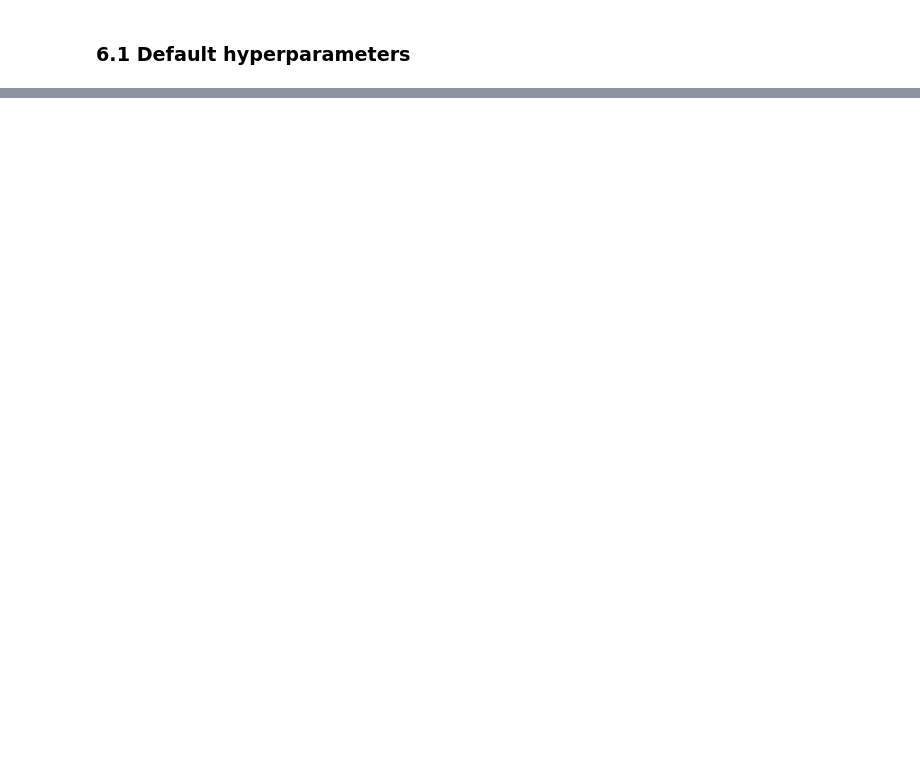
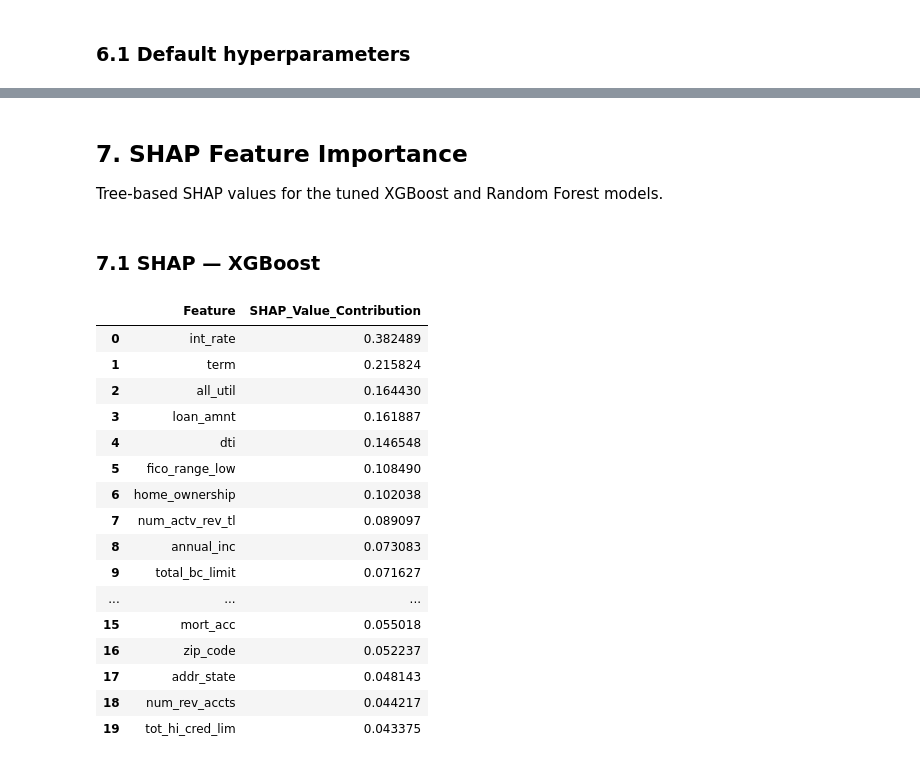
Before and after one commit to rahul111jakhad/ft-transformer-credit-risk, a Jupyter notebook: notebooks/01_lending_club_baselines.ipynb, the cells around one changed output, grey strips where cells are left out. Drawn from its saved outputs; the diff is of its cells as text; code cells hidden in the pictures; blank space fills up the shorter version.

```diff
--- a/notebooks/01_lending_club_baselines.ipynb
+++ b/notebooks/01_lending_club_baselines.ipynb
@@ -422,0 +132,3 @@ def report_performance(model, X_train, y_train, X_valid, y_valid, X_test, y_test
+# %%
+df = load_lending_club(DATA_PATH)
+df = preprocess_lending_club(df)
@@ -422,0 +419,34 @@ def report_performance(model, X_train, y_train, X_valid, y_valid, X_test, y_test
+# %%
+best_params_rf = study_rf.best_params
+
+rf = RandomForestClassifier(
+    **best_params_rf,
+    class_weight="balanced_subsample",
+    n_jobs=-1,
+    random_state=RANDOM_SEED,
+)
+
+with time_block("train", logger, model_name="rf_tuned"):
+    rf.fit(X_train, y_train)
+
+perf_rf_tuned = report_performance(
+    rf, X_train, y_train, X_valid, y_valid, X_test, y_test
+)
+
+measure_inference_time(
+    rf, X_test, n_repeats=5,
+    logger=logger, model_name="rf_tuned",
+);
+
+save_run_artifacts(
+    logger,
+    model_name="rf_tuned",
+    perf_df=perf_rf_tuned,
+    best_params=best_params_rf,
+    study=study_rf,
+    test_predictions=rf.predict_proba(X_test)[:, 1],
+    y_test=y_test.values,
+)
+
+joblib.dump(rf, logger.artifact_path("random_forest.pkl"))
+perf_rf_tuned
@@ -845,0 +672,28 @@ summary
+# %% [markdown]
+## 7. SHAP Feature Importance
+
+Tree-based SHAP values for the tuned XGBoost and Random Forest models.
+# %% [markdown]
+### 7.1 SHAP — XGBoost
+# %%
+shap_xgb_df, shap_xgb_values = get_shap_importance_xgb(model_xgb, X_test)
+shap_xgb_df.to_csv(logger.artifact_path("shap_importance_xgb.csv"), index=False)
+shap_xgb_df.head(20)
+# %% [output]
+|  | Feature | SHAP_Value_Contribution |
+| 0 | int_rate | 0.382489 |
+| 1 | term | 0.215824 |
+| 2 | all_util | 0.164430 |
+| 3 | loan_amnt | 0.161887 |
+| 4 | dti | 0.146548 |
+| 5 | fico_range_low | 0.108490 |
+| 6 | home_ownership | 0.102038 |
+| 7 | num_actv_rev_tl | 0.089097 |
+| 8 | annual_inc | 0.073083 |
+| 9 | total_bc_limit | 0.071627 |
+| ... | ... | ... |
+| 15 | mort_acc | 0.055018 |
+| 16 | zip_code | 0.052237 |
+| 17 | addr_state | 0.048143 |
+| 18 | num_rev_accts | 0.044217 |
+| 19 | tot_hi_cred_lim | 0.043375 |
```
Also changed, not shown: parts of 88 cells of this notebook, 10 other files.
